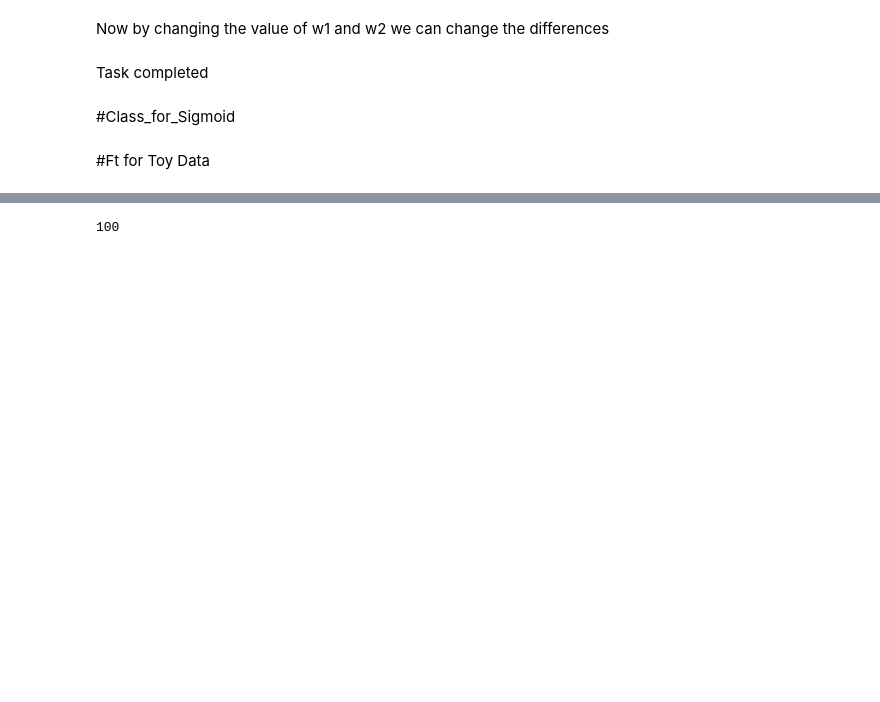
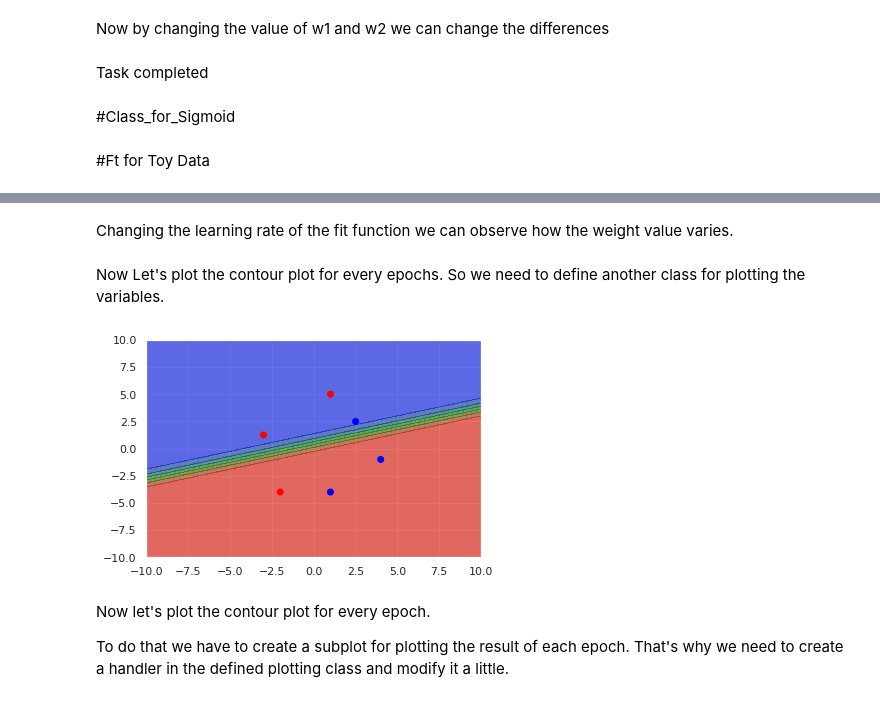
Before and after one commit to aryadeo/NEURAL_NETWORK_BASICS, a Jupyter notebook: Sigmoid_Neuron/Sigmoid_Neuron.ipynb, the cells around one changed output, grey strips where cells are left out. Drawn from its saved outputs; the diff is of its cells as text; code cells hidden in the pictures; blank space fills up the shorter version.

```diff
--- a/Sigmoid_Neuron/Sigmoid_Neuron.ipynb
+++ b/Sigmoid_Neuron/Sigmoid_Neuron.ipynb
@@ -313,4 +313,9 @@ X=np.asarray([[2.5, 2.5], [4, -1], [1, -4], [-3, 1.25], [-2, -4], [1, 5]])
 Y=[1,1,1,0,0,0]
 # %%
 sn=Sigmoid_Neuron()#instantization of the class
-sn.fit(X,Y,1,0.2,True)
+sn.fit(X,Y,100,0.2,True)
+# %%
+#instead of running it for twenty epochs we are declaring the epochs from an outer for loop.
+for i in range(20):
+  sn.fit(X,Y,1,0.1,False)#as the initialzation is done previously, ther eis no need for reinitialization. So the intialize is stated 'False'
+  print(sn.w,sn.b)
@@ -317 +343,28 @@ sn.fit(X,Y,1,0.2,True)
+# %% [markdown]
+Changing the learning rate of the fit function we can observe how the weight value varies.
+# %% [markdown]
+Now Let's plot the contour plot for every epochs.
+So we need to define another class for plotting the variables.
+# %%
+def plot_sigmoid(X,Y,sn):
+  X1=np.linspace(-10,10,100)
+  X2=np.linspace(-10,10,100)
+  X1_g,X2_g=np.meshgrid(X1,X2)
+  Y1_g=np.zeros(X1_g.shape)
+  for i in range(X1.size):
+    for j in range(X2.size):
+      val=np.asarray([X2[j],X1[i]])#This altering indexing is important!!!!.......x coordinate is X2[j] and y coordinate is X1[i]
+      Y1_g[i,j]=sn.sigmoid(sn.perceptron(val))
+  plt.contourf(X1_g,X2_g,Y1_g,cmap=cmap_test,alpha=0.6)
+  plt.scatter(X[:,0],X[:,1],c=Y,cmap=cmap_test)#X[:,0] implies all row of 1st column
+  plt.plot()
+  plt.show()
+# %%
+  plot_sigmoid(X,Y,sn)#We are just calling the class for plotting....its just for testing
+# %% [output]
+[figure, added]
+# %% [markdown]
+Now let's plot the contour plot for every epoch.
+
+To do that we have to create a subplot for plotting the result of each epoch. That's why we need to create a handler in the defined plotting class and modify it a little.
 # %%
@@ -329,4 +383,0 @@ def plot_sigmoid(X,Y,sn):
-# %%
-X1.size
-# %% [output]
-100
```
Also changed, not shown: parts of 7 cells of this notebook.
